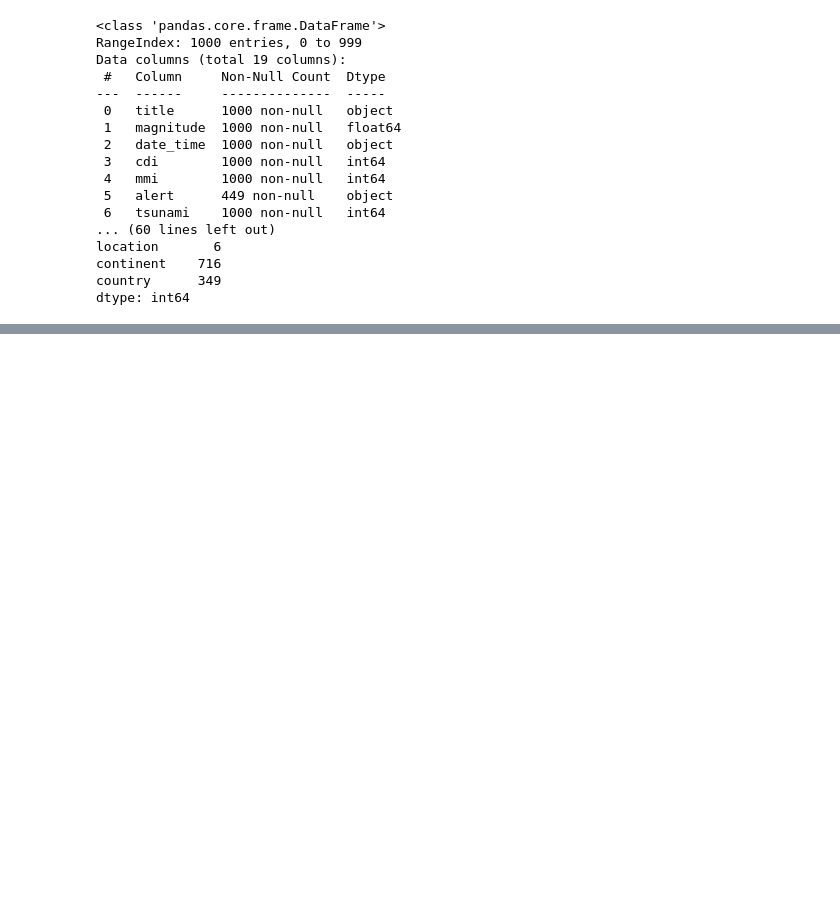
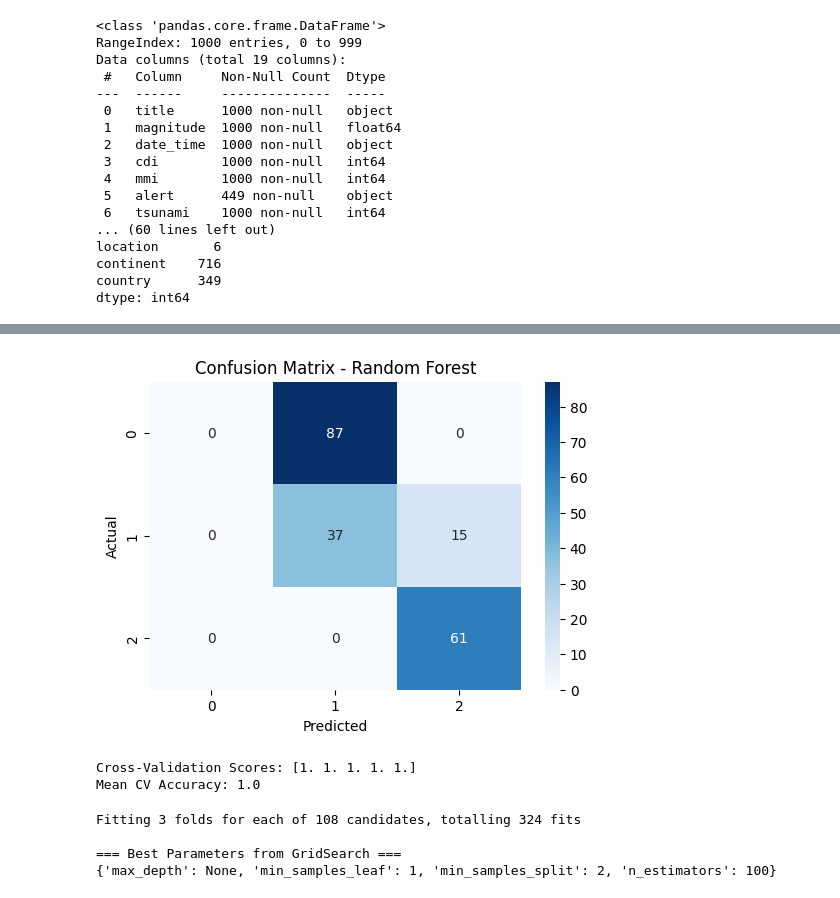
Before and after one commit to moukthika-2005/Climate_Risk_And_Disaster_Management, a Jupyter notebook: EarthQuake.ipynb, the cells around one changed output, grey strips where cells are left out. Cells and saved outputs as stored; diff of their text form; code cells hidden in the pictures; blank space fills up the shorter version.

```diff
--- a/EarthQuake.ipynb
+++ b/EarthQuake.ipynb
@@ -97,11 +95,9 @@ dtype: float64
 # %%
 # 3. Data Transformation
 # Create Severity label from Magnitude
-df["Severity"] = pd.cut(df["magnitude"],
-                        bins=[0, 4.9, 6.9, 10],
-                        labels=["Low", "Moderate", "Severe"])
+df["Severity"] = pd.qcut(df["magnitude"], q=3, labels=["Low", "Moderate", "Severe"])
 # Define Features (X) and Target (y)
-X = df.drop(columns=["Severity", "Magnitude", "Date", "Time", "Location"], errors="ignore")
+X = df.drop(columns=["Severity", "Date", "Time", "Location"], errors="ignore")
 y = df["Severity"]
 # Handle missing values
 for col in X.columns:
@@ -156,7 +152,7 @@ scaler = StandardScaler()
 num_cols = X.select_dtypes(include=[np.number]).columns
 X[num_cols] = scaler.fit_transform(X[num_cols])
 # Feature Selection with RandomForest
-rf = RandomForestClassifier(random_state=42)
+rf = RandomForestClassifier(class_weight="balanced", random_state=42)
 rf.fit(X, y)
 importances = pd.DataFrame({
     'Feature': X.columns,
@@ -184,0 +181,7 @@ print(importances)
+# %%
+# 4. Train-Test Split
+X_train, X_test, y_train, y_test = train_test_split(
+    X, y, test_size=0.2, random_state=42, stratify=y
+)
+print("\nTraining set shape:", X_train.shape)
+print("Test set shape:", X_test.shape)
@@ -184,0 +208,5 @@ print(importances)
+# %%
+# 6. Evaluation
+# Predictions
+rf_preds = rf_model.predict(X_test)
+lr_preds = lr_model.predict(X_test)
@@ -184,0 +246,46 @@ print(importances)
+# %%
+# Confusion Matrix
+plt.figure(figsize=(6,4))
+sns.heatmap(confusion_matrix(y_test, rf_preds), annot=True, fmt="d", cmap="Blues")
+plt.title("Confusion Matrix - Random Forest")
+plt.xlabel("Predicted")
+plt.ylabel("Actual")
+plt.show()
+# %% [output]
+[figure, added]
+# %%
+# 7. Cross-Validation
+cv_scores = cross_val_score(rf_model, X, y, cv=5)
+print("\nCross-Validation Scores:", cv_scores)
+print("Mean CV Accuracy:", np.mean(cv_scores))
+# %% [output]
+Cross-Validation Scores: [1. 1. 1. 1. 1.]
+Mean CV Accuracy: 1.0
+# %%
+param_grid = {
+    'n_estimators': [100, 200, 300],
+    'max_depth': [None, 10, 20, 30],
+    'min_samples_split': [2, 5, 10],
+    'min_samples_leaf': [1, 2, 4]
+}
+
+grid_search = GridSearchCV(
+    estimator=rf_model,
+    param_grid=param_grid,
+    cv=3,
+    n_jobs=-1,
+    verbose=2,
+    scoring='accuracy'
+)
+
+grid_search.fit(X_train, y_train)
+
+print("\n=== Best Parameters from GridSearch ===")
+print(grid_search.best_params_)
+
+best_model = grid_search.best_estimator_
+# %% [output]
+Fitting 3 folds for each of 108 candidates, totalling 324 fits
+
+=== Best Parameters from GridSearch ===
+{'max_depth': None, 'min_samples_leaf': 1, 'min_samples_split': 2, 'n_estimators': 100}
```
Also changed, not shown: parts of 13 cells of this notebook, 3 other files.
